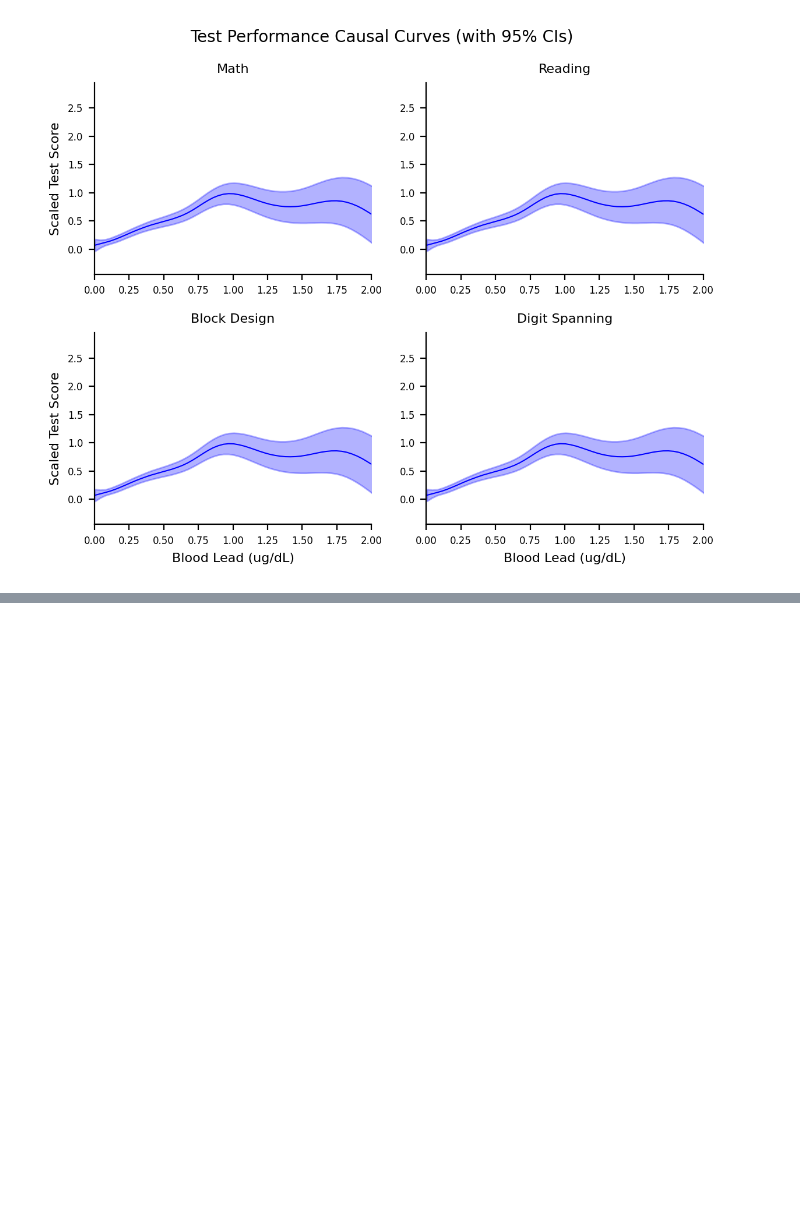
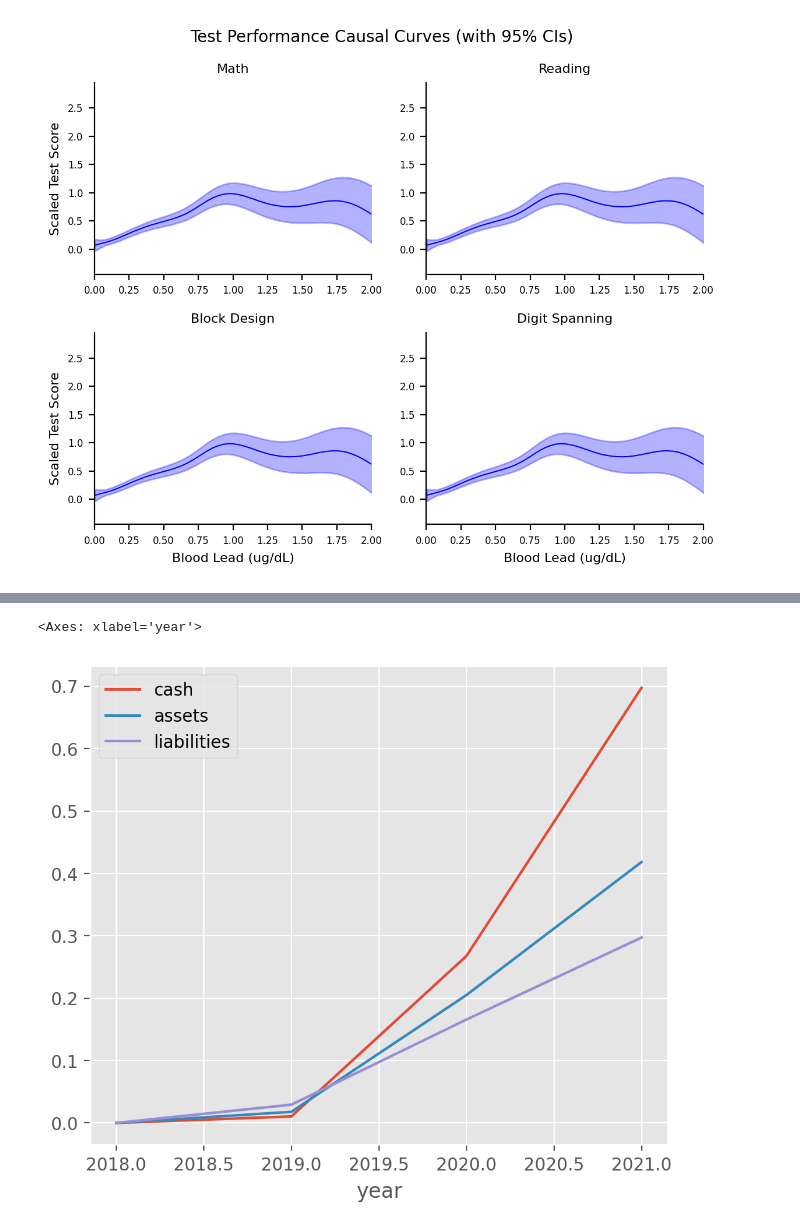
Before and after one commit to m-schildt/AAA, a Jupyter notebook: 5_diff&diff.ipynb, the cells around one changed output, grey strips where cells are left out. Saved outputs shown, nothing was run; the diff lists cells and outputs as text; code cells hidden in the pictures; blank space fills up the shorter version.

```diff
--- a/5_diff&diff.ipynb
+++ b/5_diff&diff.ipynb
@@ -1997,0 +2036,5 @@ df_pivot
+# %%
+df_pivot.groupby(["year"])["cash",'assets','liabilities'].mean().dropna().pct_change(fill_method='pad').fillna(0).cumsum(axis=0).reset_index().plot('year')
+# %% [output]
+<Axes: xlabel='year'>
+[figure, added]
```
Also changed, not shown: parts of 22 cells of this notebook, 7 other files.
